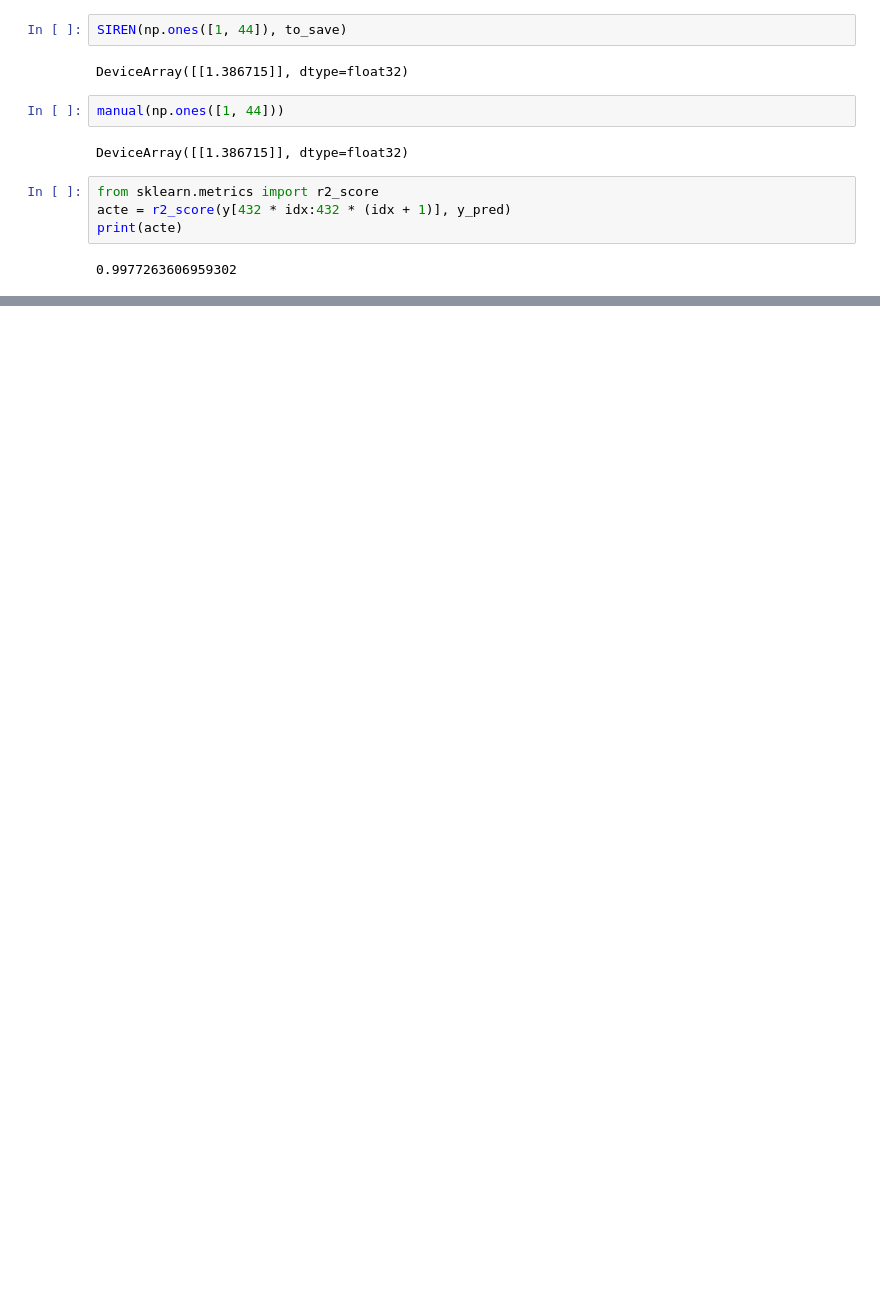
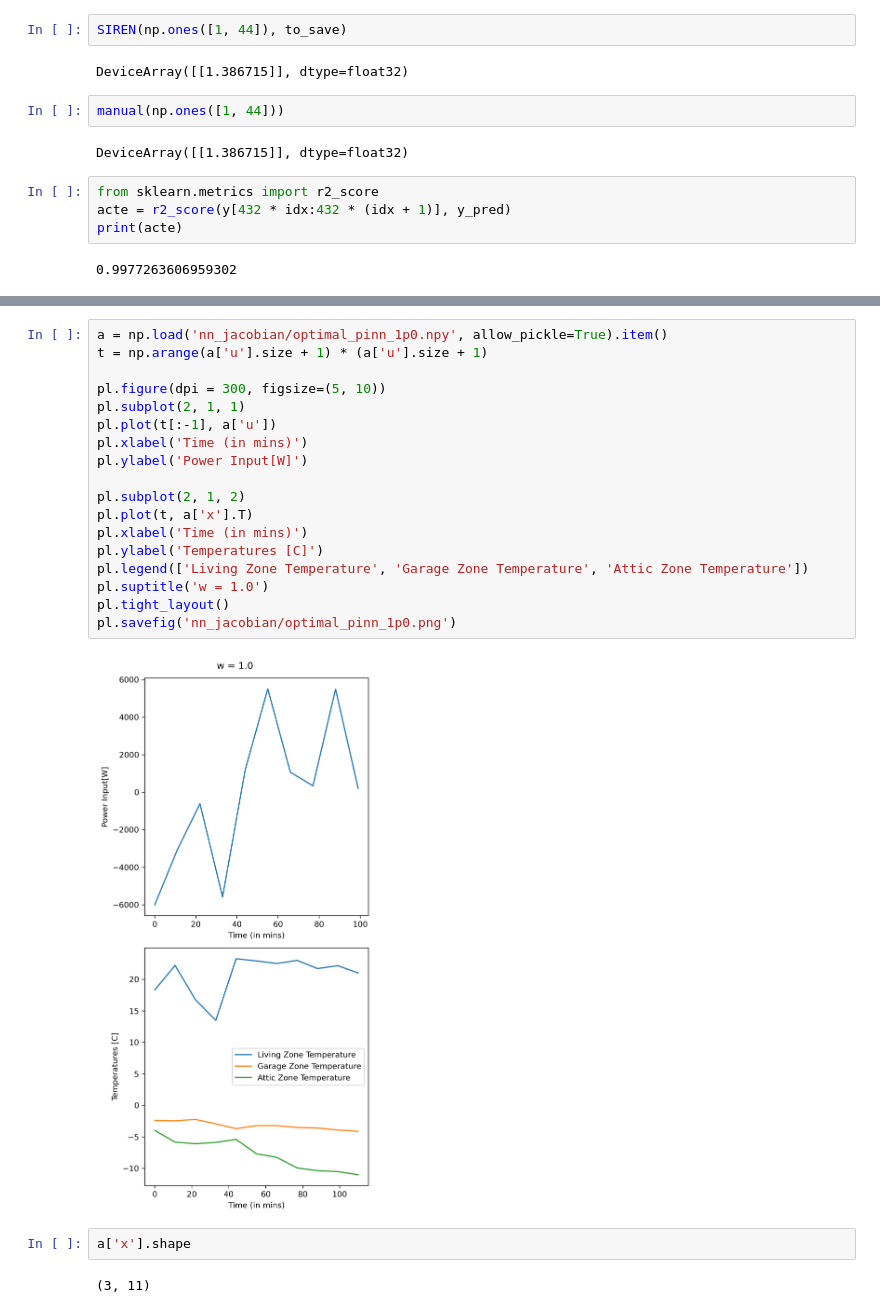
Before and after one commit to Methylamphetamine/CSE23Hackathon, a Jupyter notebook: MLP_reduced.ipynb, the cells around one changed output, grey strips where cells are left out. Cells and saved outputs as stored; diff of their text form; blank space fills up the shorter version.

```diff
--- a/MLP_reduced.ipynb
+++ b/MLP_reduced.ipynb
@@ -303,0 +338,24 @@ print(acte)
+# %%
+a = np.load('nn_jacobian/optimal_pinn_1p0.npy', allow_pickle=True).item()
+t = np.arange(a['u'].size + 1) * (a['u'].size + 1)
+
+pl.figure(dpi = 300, figsize=(5, 10))
+pl.subplot(2, 1, 1)
+pl.plot(t[:-1], a['u'])
+pl.xlabel('Time (in mins)')
+pl.ylabel('Power Input[W]')
+
+pl.subplot(2, 1, 2)
+pl.plot(t, a['x'].T)
+pl.xlabel('Time (in mins)')
+pl.ylabel('Temperatures [C]')
+pl.legend(['Living Zone Temperature', 'Garage Zone Temperature', 'Attic Zone Temperature'])
+pl.suptitle('w = 1.0')
+pl.tight_layout()
+pl.savefig('nn_jacobian/optimal_pinn_1p0.png')
+# %% [output]
+[figure, added]
+# %%
+a['x'].shape
+# %% [output]
+(3, 11)
```
Also changed, not shown: parts of 18 cells of this notebook, 3 other files.
